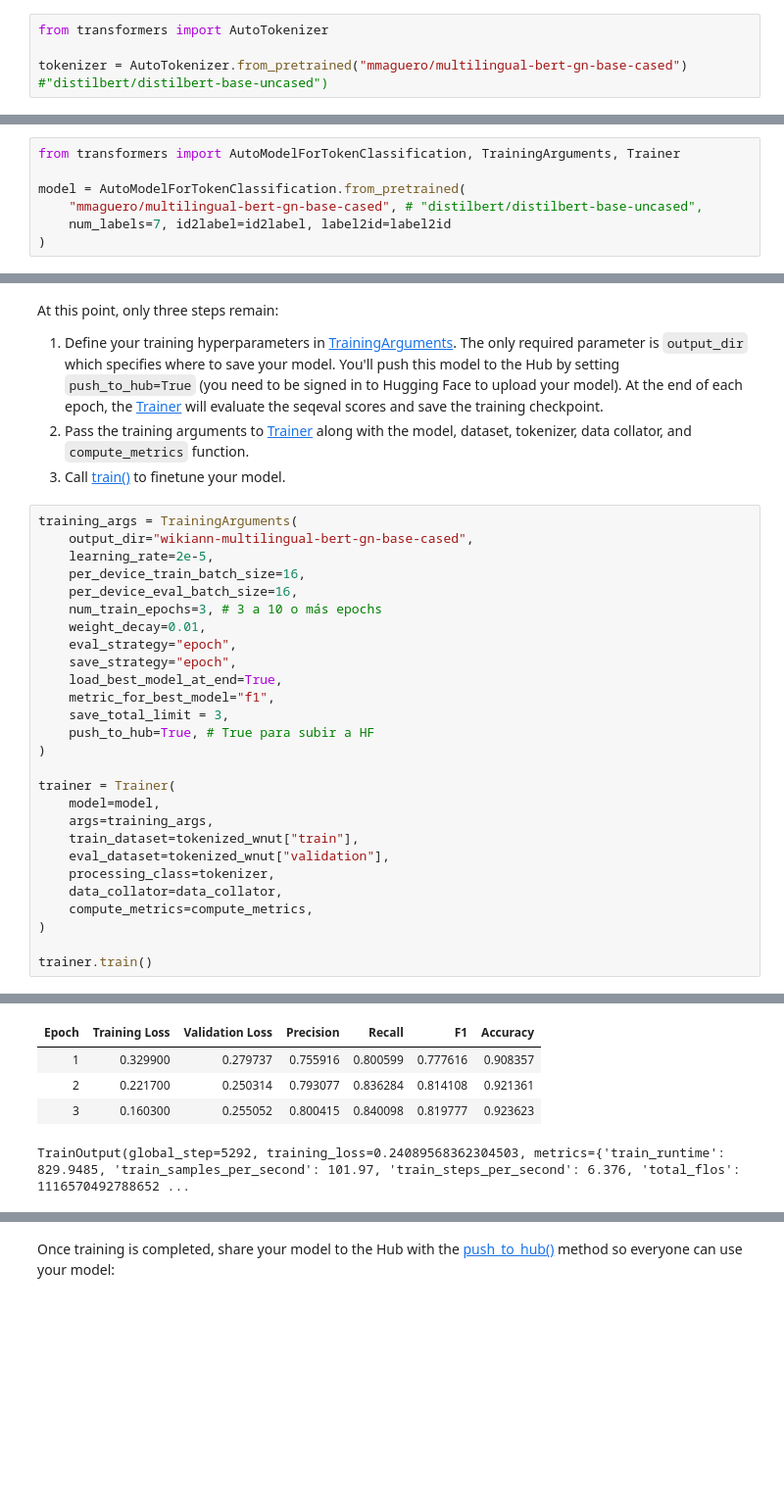
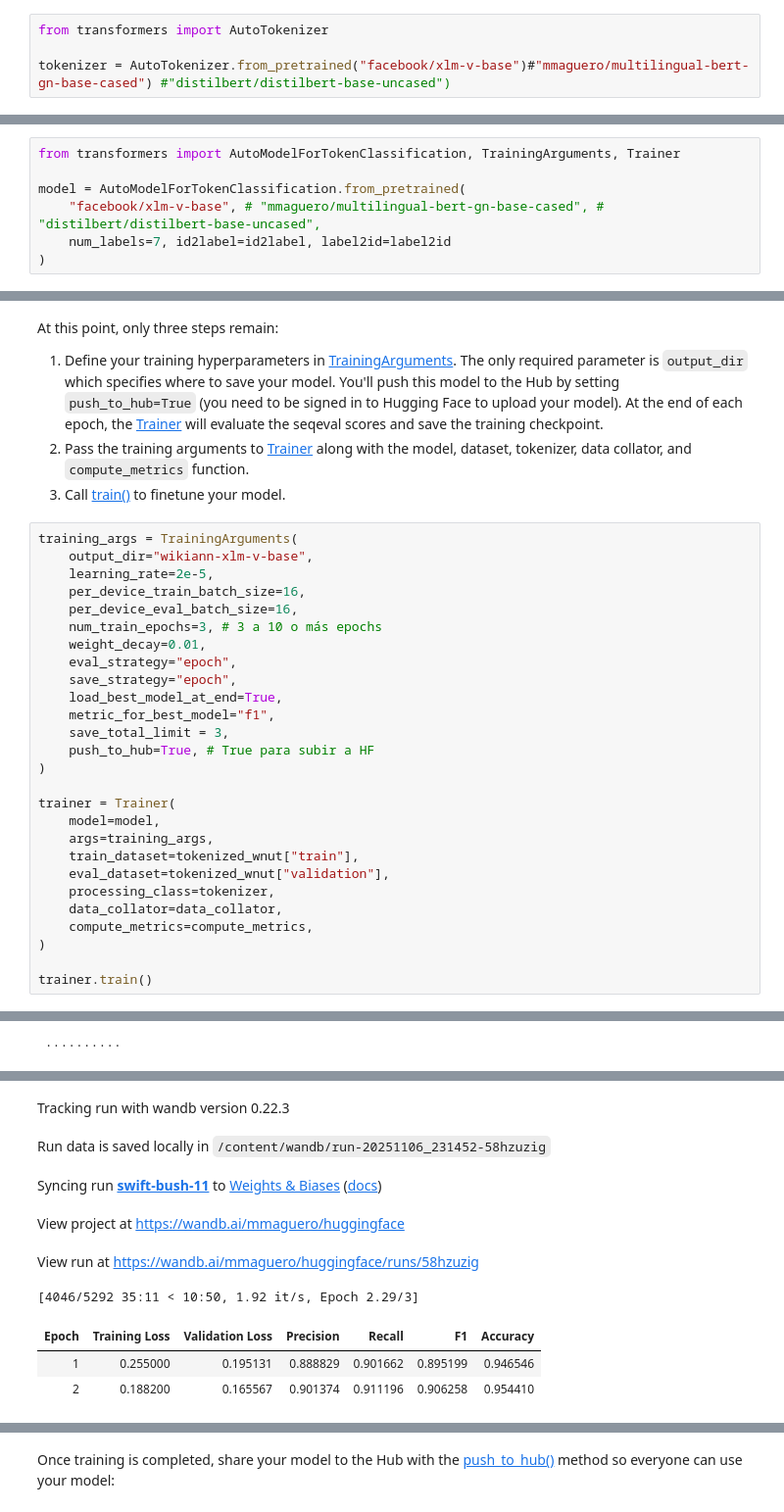
Before and after one commit to mmaguero/diploma_fpuna_nlp_ia, a Jupyter notebook: 2025/token_classification.ipynb, the cells around one changed output, grey strips where cells are left out. Shown at 98% size. Drawn from its saved outputs; the diff is of its cells as text; blank space fills up the shorter version.

```diff
--- a/2025/token_classification.ipynb
+++ b/2025/token_classification.ipynb
@@ -167,7 +171,7 @@ The next step is to load a mBERT tokenizer to preprocess the `tokens` field:
 # %%
 from transformers import AutoTokenizer
 
-tokenizer = AutoTokenizer.from_pretrained("mmaguero/multilingual-bert-gn-base-cased") #"distilbert/distilbert-base-uncased")
+tokenizer = AutoTokenizer.from_pretrained("facebook/xlm-v-base")#"mmaguero/multilingual-bert-gn-base-cased") #"distilbert/distilbert-base-uncased")
 # %% [markdown]
 As you saw in the example `tokens` field above, it looks like the input has already been tokenized. But the input actually hasn't been tokenized yet and you'll need to set `is_split_into_words=True` to tokenize the words into subwords. For example:
 # %%
@@ -306,7 +313,7 @@ You're ready to start training your model now! Load DistilBERT with [AutoModelFo
 from transformers import AutoModelForTokenClassification, TrainingArguments, Trainer
 
 model = AutoModelForTokenClassification.from_pretrained(
-    "mmaguero/multilingual-bert-gn-base-cased", # "distilbert/distilbert-base-uncased",
+    "facebook/xlm-v-base", # "mmaguero/multilingual-bert-gn-base-cased", # "distilbert/distilbert-base-uncased",
     num_labels=7, id2label=id2label, label2id=label2id
 )
 # %% [output]
@@ -320,7 +327,7 @@ At this point, only three steps remain:
 3. Call [train()](https://huggingface.co/docs/transformers/main/en/main_classes/trainer#transformers.Trainer.train) to finetune your model.
 # %%
 training_args = TrainingArguments(
-    output_dir="wikiann-multilingual-bert-gn-base-cased",
+    output_dir="wikiann-xlm-v-base",
     learning_rate=2e-5,
     per_device_train_batch_size=16,
     per_device_eval_batch_size=16,
@@ -349,0 +359 @@ trainer.train()
+ ··········
@@ -350,7 +366,11 @@ trainer.train()
+Tracking run with wandb version 0.22.3
+Run data is saved locally in /content/wandb/run-20251106_231452-58hzuzig
+Syncing run swift-bush-11 to Weights & Biases (docs)
+View project at https://wandb.ai/mmaguero/huggingface
+View run at https://wandb.ai/mmaguero/huggingface/runs/58hzuzig
+[4046/5292 35:11 < 10:50, 1.92 it/s, Epoch 2.29/3]
 | Epoch | Training Loss | Validation Loss | Precision | Recall | F1 | Accuracy |
-| 1 | 0.329900 | 0.279737 | 0.755916 | 0.800599 | 0.777616 | 0.908357 |
-| 2 | 0.221700 | 0.250314 | 0.793077 | 0.836284 | 0.814108 | 0.921361 |
-| 3 | 0.160300 | 0.255052 | 0.800415 | 0.840098 | 0.819777 | 0.923623 |
+| 1 | 0.255000 | 0.195131 | 0.888829 | 0.901662 | 0.895199 | 0.946546 |
+| 2 | 0.188200 | 0.165567 | 0.901374 | 0.911196 | 0.906258 | 0.954410 |
-TrainOutput(global_step=5292, training_loss=0.24089568362304503, metrics={'train_runtime': 829.9485, 'train_samples_per_second': 101.97, 'train_steps_per_second': 6.376, 'total_flos': 1116570492788652 ...
 # %%
 trainer.evaluate(tokenized_wnut["test"])
```
Also changed, not shown: parts of 9 cells of this notebook.
